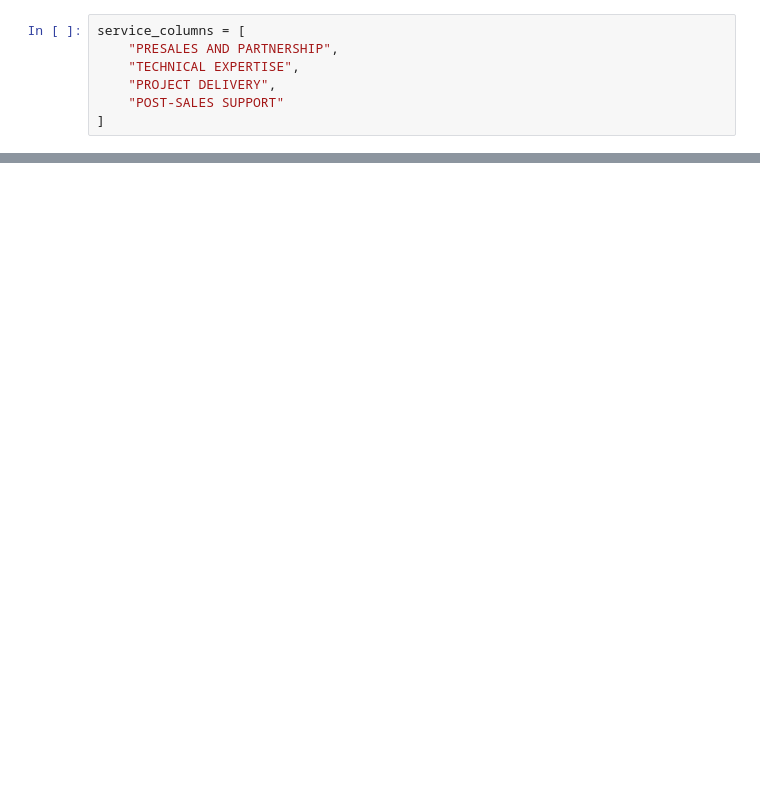
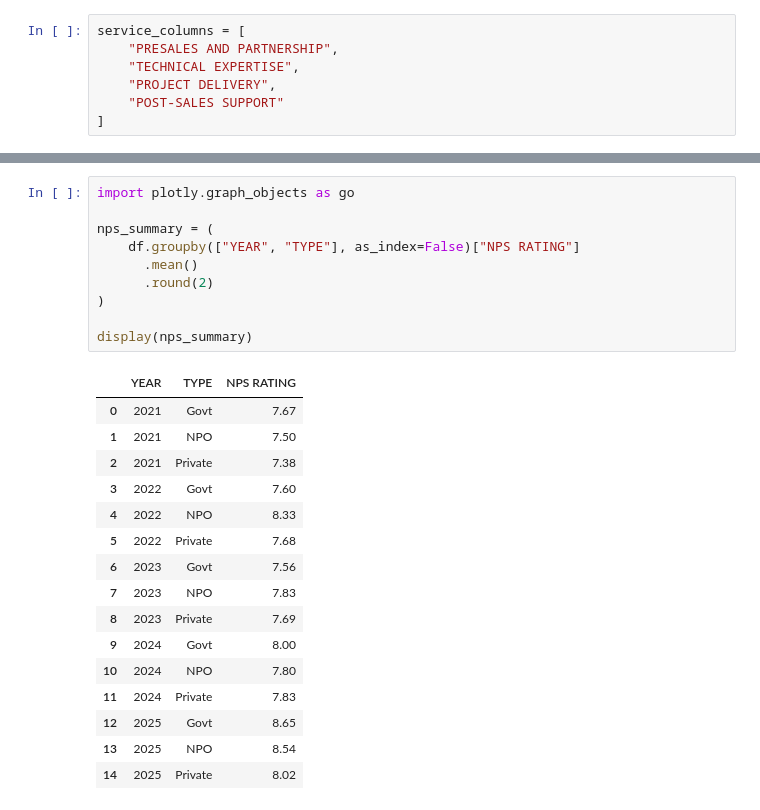
Before and after one commit to noodlebatteries124/DAVI-CA2, a Jupyter notebook: kaydengraphs.ipynb, the cells around one changed output, grey strips where cells are left out. Cells and saved outputs as stored; diff of their text form; blank space fills up the shorter version.

Commit message:
4 graph

```diff
--- a/kaydengraphs.ipynb
+++ b/kaydengraphs.ipynb
@@ -42,0 +151,27 @@ display(type_summary)
+# %%
+import plotly.graph_objects as go
+
+nps_summary = (
+    df.groupby(["YEAR", "TYPE"], as_index=False)["NPS RATING"]
+      .mean()
+      .round(2)
+)
+
+display(nps_summary)
+# %% [output]
+|  | YEAR | TYPE | NPS RATING |
+| 0 | 2021 | Govt | 7.67 |
+| 1 | 2021 | NPO | 7.50 |
+| 2 | 2021 | Private | 7.38 |
+| 3 | 2022 | Govt | 7.60 |
+| 4 | 2022 | NPO | 8.33 |
+| 5 | 2022 | Private | 7.68 |
+| 6 | 2023 | Govt | 7.56 |
+| 7 | 2023 | NPO | 7.83 |
+| 8 | 2023 | Private | 7.69 |
+| 9 | 2024 | Govt | 8.00 |
+| 10 | 2024 | NPO | 7.80 |
+| 11 | 2024 | Private | 7.83 |
+| 12 | 2025 | Govt | 8.65 |
+| 13 | 2025 | NPO | 8.54 |
+| 14 | 2025 | Private | 8.02 |
```
Also changed, not shown: parts of 27 cells of this notebook.
